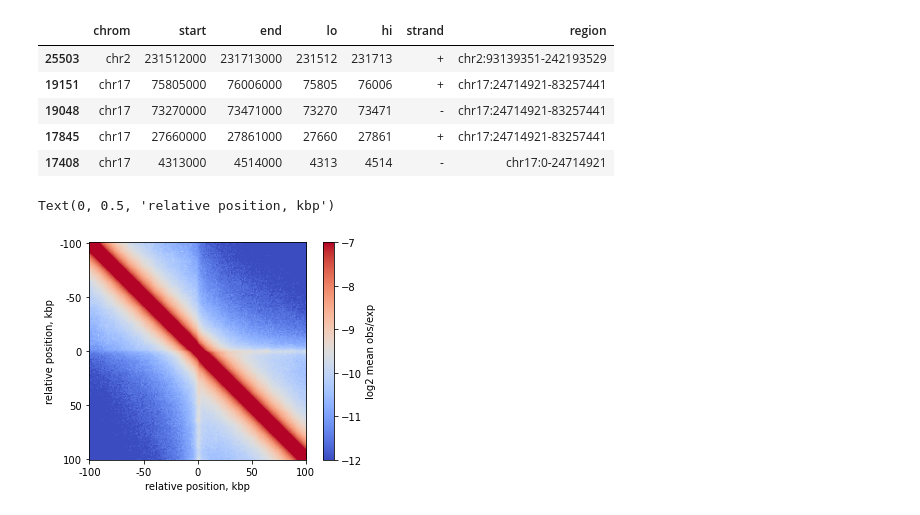
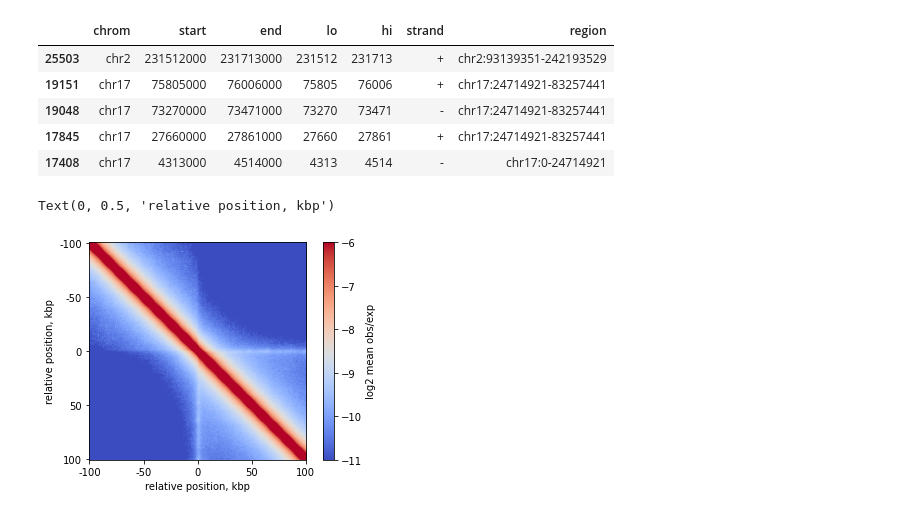
Before and after one commit to open2c/open2c_examples, a Jupyter notebook: pileup_CTCF.ipynb, the cells around one changed output. Saved outputs shown, nothing was run; the diff lists cells and outputs as text; code cells hidden in the pictures.

```diff
--- a/pileup_CTCF.ipynb
+++ b/pileup_CTCF.ipynb
@@ -157,16 +154,16 @@ mtx = np.nanmean(stack, axis=2)
 # %%
 plt.imshow(
     np.log2(mtx),
-    vmax = -7,
-    vmin = -12,
+    vmax = -6,
+    vmin = -11,
     cmap='coolwarm')
 plt.colorbar(label = 'log2 mean obs/exp')
 ticks_pixels = np.linspace(0, flank*2//resolution,5)
 ticks_kbp = ((ticks_pixels-ticks_pixels[-1]/2)*resolution//1000).astype(int)
 plt.xticks(ticks_pixels, ticks_kbp)
 plt.yticks(ticks_pixels, ticks_kbp)
 plt.xlabel('relative position, kbp')
 plt.ylabel('relative position, kbp')
 # %% [output]
 Text(0, 0.5, 'relative position, kbp')
-[figure, old version]
+[figure, new version]
```
Also changed, not shown: parts of 2 cells of this notebook.
